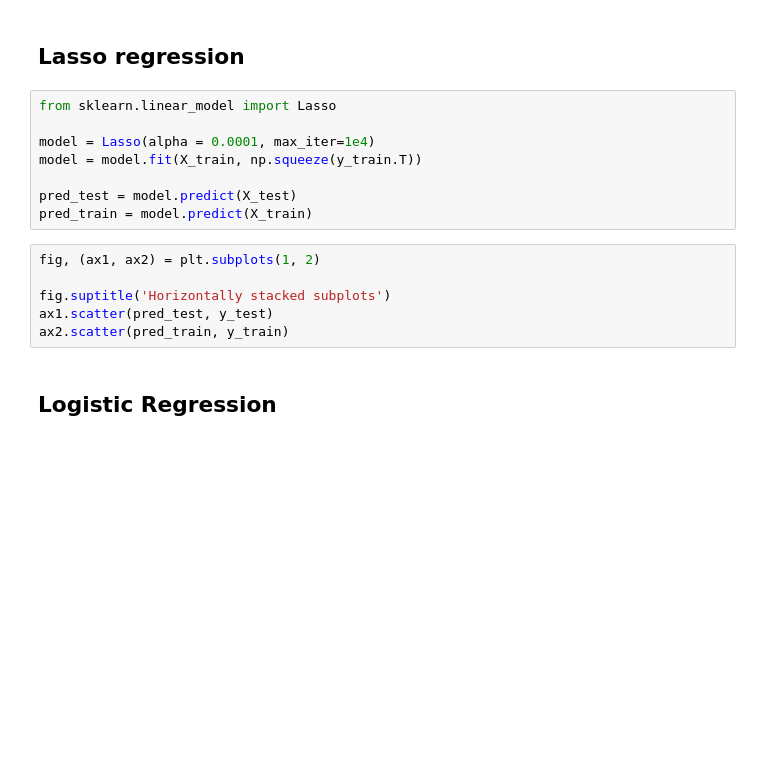
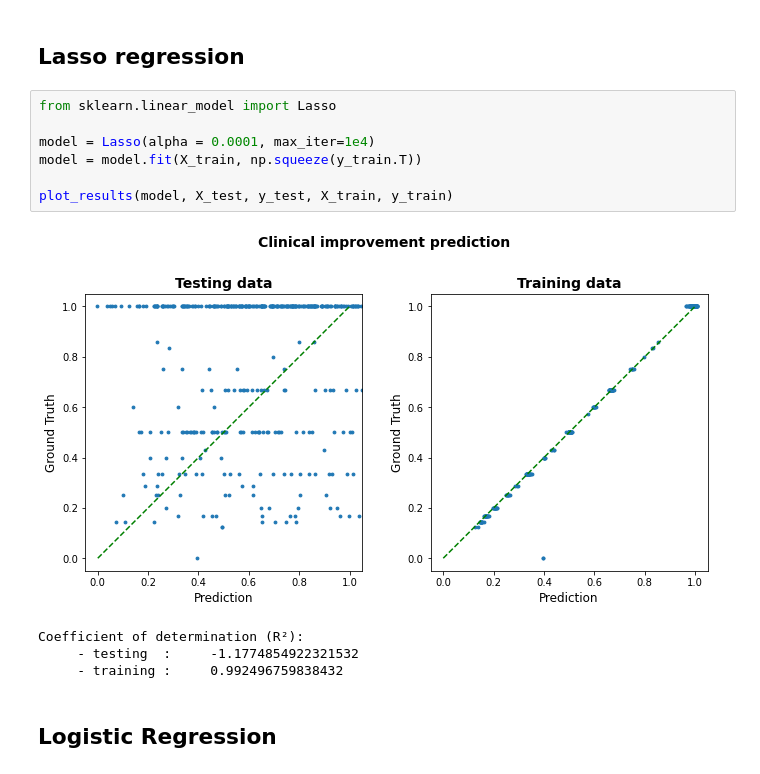
Before and after one commit to QuentinSav/probabilistic-stimulation-maps, a Jupyter notebook: modelEvaluation.ipynb, the cells around one changed output. Saved outputs shown, nothing was run; the diff lists cells and outputs as text; blank space fills up the shorter version.

```diff
--- a/modelEvaluation.ipynb
+++ b/modelEvaluation.ipynb
@@ -252,17 +275,15 @@ plot_map(model, dim='3D')
 # %%
 from sklearn.linear_model import Lasso
 
 model = Lasso(alpha = 0.0001, max_iter=1e4)
 model = model.fit(X_train, np.squeeze(y_train.T))
 
-pred_test = model.predict(X_test)
-pred_train = model.predict(X_train)
+plot_results(model, X_test, y_test, X_train, y_train)
+# %% [output]
+[figure, added]
+Coefficient of determination (R²):
+     - testing  :     -1.1774854922321532
+     - training :     0.992496759838432
-# %%
-fig, (ax1, ax2) = plt.subplots(1, 2)
-
-fig.suptitle('Horizontally stacked subplots')
-ax1.scatter(pred_test, y_test)
-ax2.scatter(pred_train, y_train)
 # %% [markdown]
 ## Logistic Regression
 # %%
```
Also changed, not shown: parts of 20 cells of this notebook, 1 other file.
